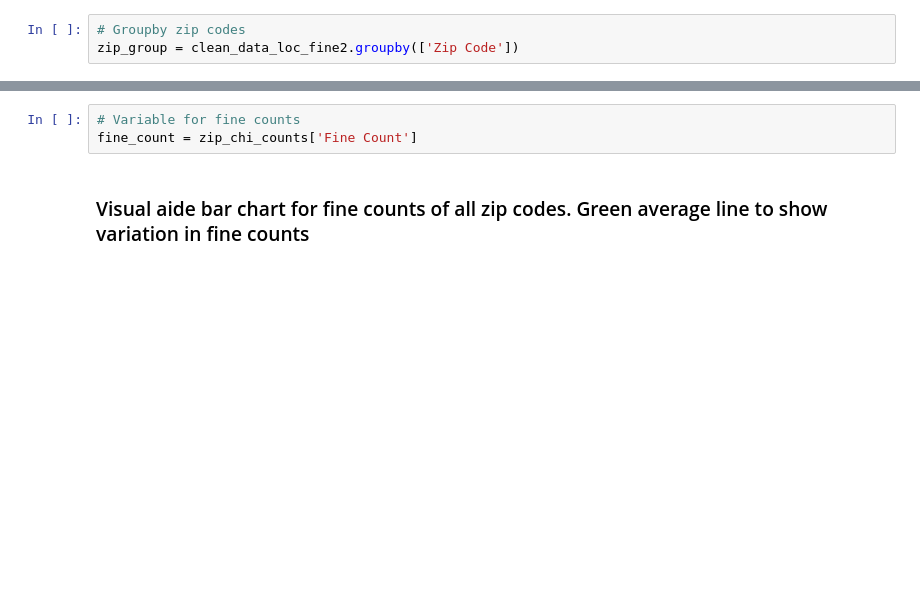
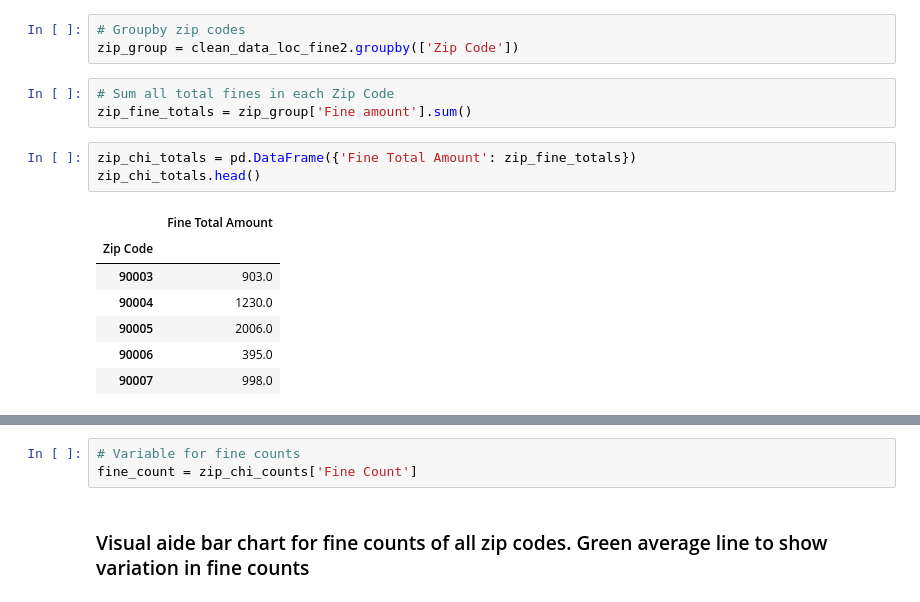
Before and after one commit to usn1485/LAParkingCitations, a Jupyter notebook: LA_HeatMap.ipynb, the cells around one changed output, grey strips where cells are left out. Drawn from its saved outputs; the diff is of its cells as text; blank space fills up the shorter version.

```diff
--- a/LA_HeatMap.ipynb
+++ b/LA_HeatMap.ipynb
@@ -282,3 +282,17 @@ dtype: int64
 # %%
 # Groupby zip codes
 zip_group = clean_data_loc_fine2.groupby(['Zip Code'])
+# %%
+# Sum all total fines in each Zip Code
+zip_fine_totals = zip_group['Fine amount'].sum()
+# %%
+zip_chi_totals = pd.DataFrame({'Fine Total Amount': zip_fine_totals})
+zip_chi_totals.head()
+# %% [output]
+|  | Fine Total Amount |
+| Zip Code |  |
+| 90003 | 903.0 |
+| 90004 | 1230.0 |
+| 90005 | 2006.0 |
+| 90006 | 395.0 |
+| 90007 | 998.0 |
```
Also changed, not shown: parts of 24 cells of this notebook, 13 other files.
